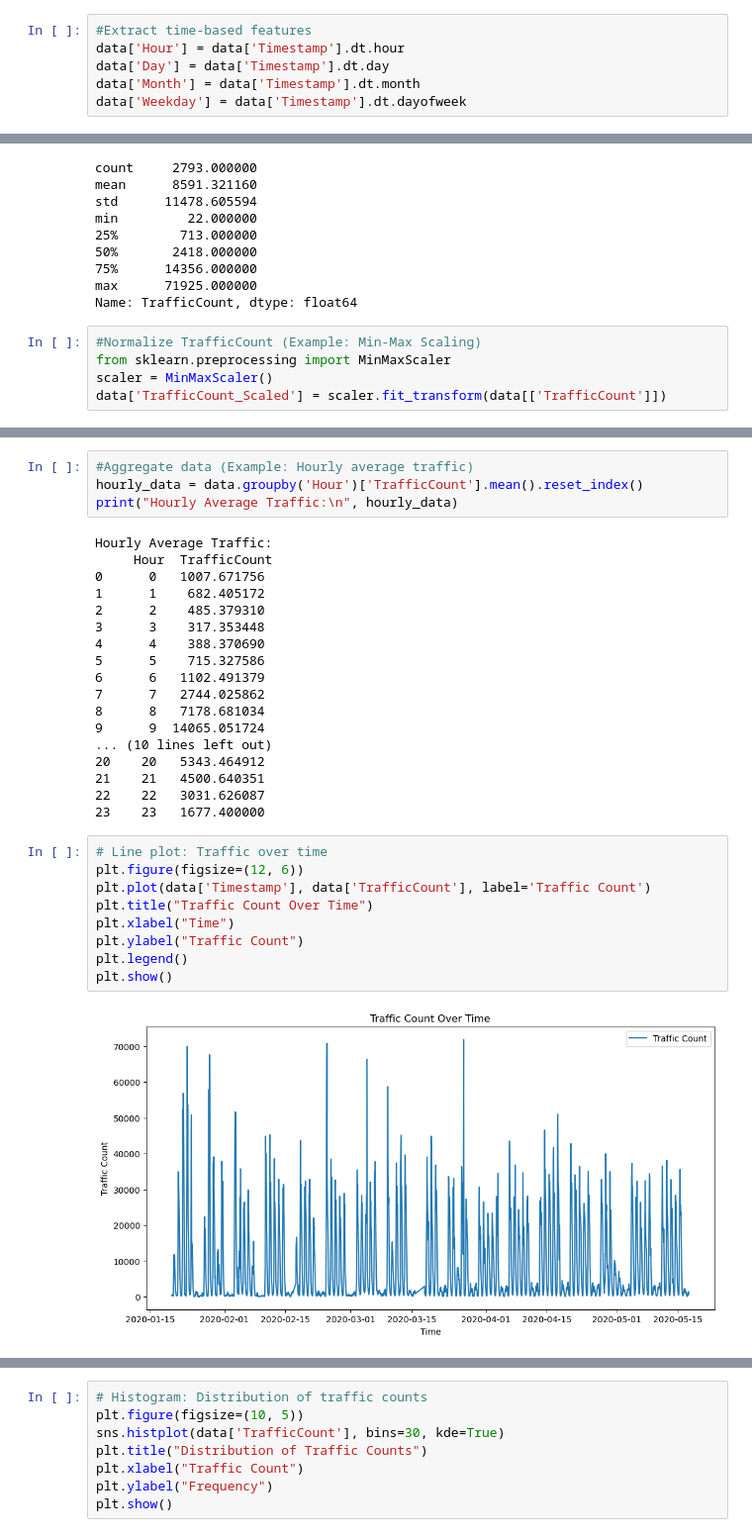
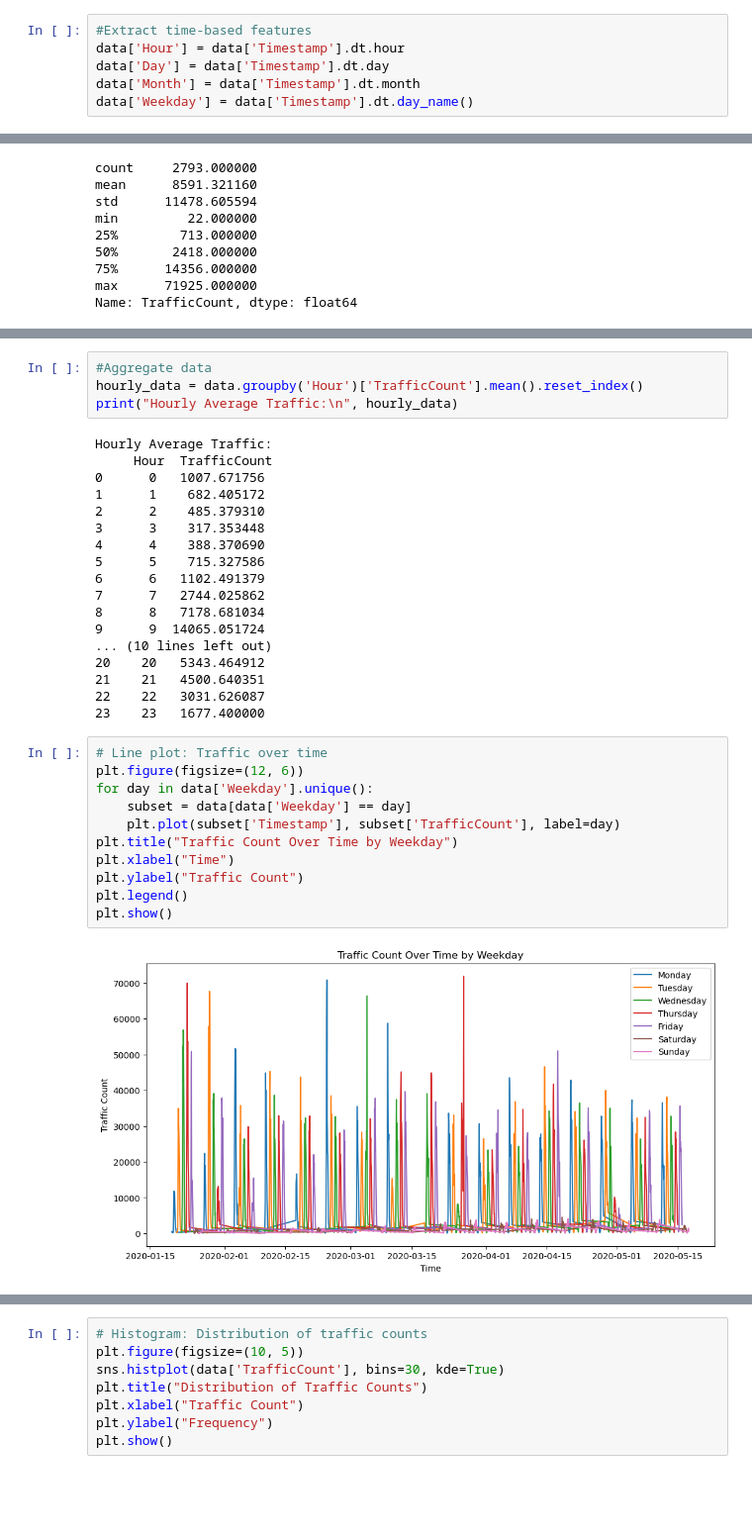
Before and after one commit to Humayra3000/Capstone3_Webtraffic, a Jupyter notebook: Web_Data_EDA.ipynb, the cells around one changed output, grey strips where cells are left out. Shown at 99% size. Saved outputs shown, nothing was run; the diff lists cells and outputs as text; blank space fills up the shorter version.

```diff
--- a/Web_Data_EDA.ipynb
+++ b/Web_Data_EDA.ipynb
@@ -31,7 +31,7 @@ Number of duplicate rows: 0
 data['Hour'] = data['Timestamp'].dt.hour
 data['Day'] = data['Timestamp'].dt.day
 data['Month'] = data['Timestamp'].dt.month
-data['Weekday'] = data['Timestamp'].dt.dayofweek
+data['Weekday'] = data['Timestamp'].dt.day_name()
 # %%
 # Summary statistics
 print(data['TrafficCount'].describe())
@@ -45,8 +45,3 @@ min         22.000000
 75%      14356.000000
 max      71925.000000
 Name: TrafficCount, dtype: float64
-# %%
-#Normalize TrafficCount (Example: Min-Max Scaling)
-from sklearn.preprocessing import MinMaxScaler
-scaler = MinMaxScaler()
-data['TrafficCount_Scaled'] = scaler.fit_transform(data[['TrafficCount']])
@@ -53,5 +66,5 @@ data['TrafficCount_Scaled'] = scaler.fit_transform(data[['TrafficCount']])
 # %%
-#Aggregate data (Example: Hourly average traffic)
+#Aggregate data
 hourly_data = data.groupby('Hour')['TrafficCount'].mean().reset_index()
 print("Hourly Average Traffic:\n", hourly_data)
 # %% [output]
@@ -75,11 +88,13 @@ Hourly Average Traffic:
 # %%
 # Line plot: Traffic over time
 plt.figure(figsize=(12, 6))
-plt.plot(data['Timestamp'], data['TrafficCount'], label='Traffic Count')
-plt.title("Traffic Count Over Time")
+for day in data['Weekday'].unique():
+    subset = data[data['Weekday'] == day]
+    plt.plot(subset['Timestamp'], subset['TrafficCount'], label=day)
+plt.title("Traffic Count Over Time by Weekday")
 plt.xlabel("Time")
 plt.ylabel("Traffic Count")
 plt.legend()
 plt.show()
 # %% [output]
-[figure, old version]
+[figure, new version]
```
Also changed, not shown: parts of 8 cells of this notebook.
